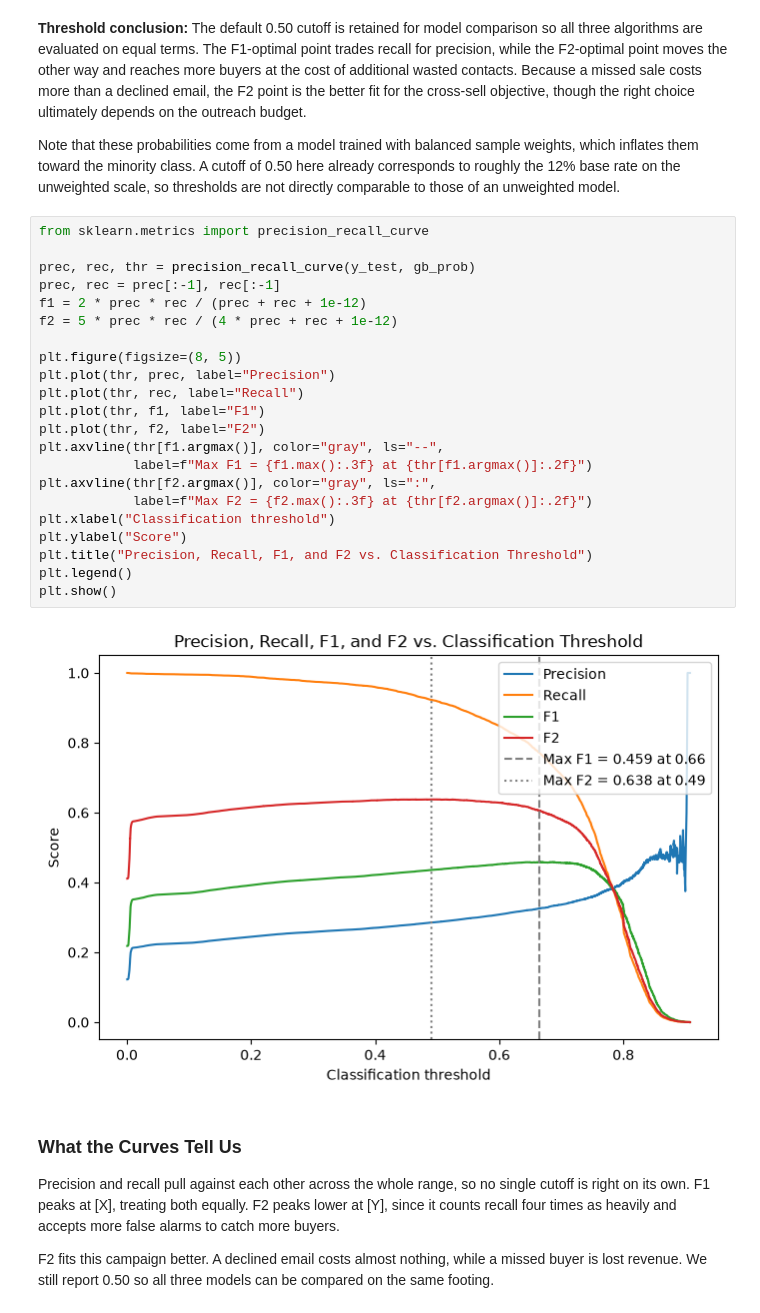
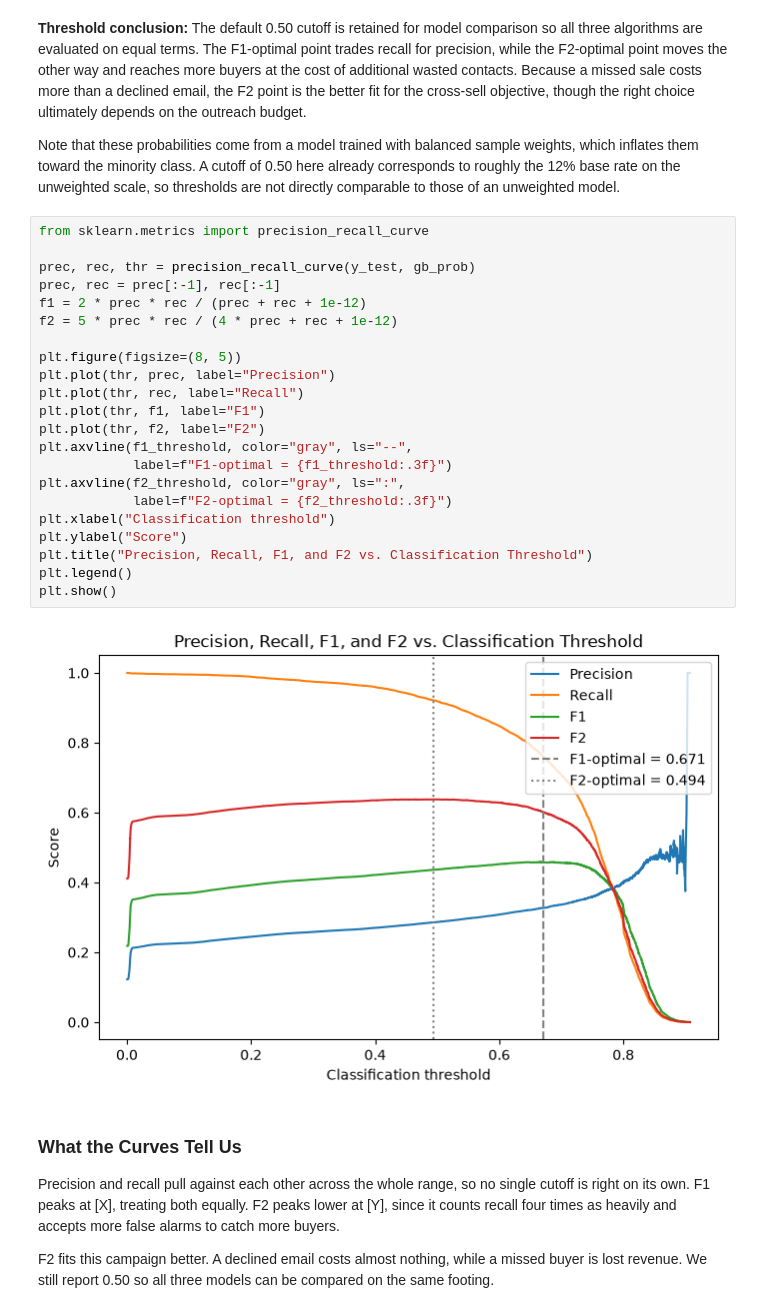
Before and after one commit to asherdata1/health-insurance-cross-sell-prediction, a Jupyter notebook: 02_notebooks/AlexFinal.ipynb, the cells around one changed output. Drawn from its saved outputs; the diff is of its cells as text.

```diff
--- a/02_notebooks/AlexFinal.ipynb
+++ b/02_notebooks/AlexFinal.ipynb
@@ -208,27 +233,27 @@ directly comparable to those of an unweighted model.
 # %%
 from sklearn.metrics import precision_recall_curve
 
 prec, rec, thr = precision_recall_curve(y_test, gb_prob)
 prec, rec = prec[:-1], rec[:-1]
 f1 = 2 * prec * rec / (prec + rec + 1e-12)
 f2 = 5 * prec * rec / (4 * prec + rec + 1e-12)
 
 plt.figure(figsize=(8, 5))
 plt.plot(thr, prec, label="Precision")
 plt.plot(thr, rec, label="Recall")
 plt.plot(thr, f1, label="F1")
 plt.plot(thr, f2, label="F2")
-plt.axvline(thr[f1.argmax()], color="gray", ls="--",
-            label=f"Max F1 = {f1.max():.3f} at {thr[f1.argmax()]:.2f}")
-plt.axvline(thr[f2.argmax()], color="gray", ls=":",
-            label=f"Max F2 = {f2.max():.3f} at {thr[f2.argmax()]:.2f}")
+plt.axvline(f1_threshold, color="gray", ls="--",
+            label=f"F1-optimal = {f1_threshold:.3f}")
+plt.axvline(f2_threshold, color="gray", ls=":",
+            label=f"F2-optimal = {f2_threshold:.3f}")
 plt.xlabel("Classification threshold")
 plt.ylabel("Score")
 plt.title("Precision, Recall, F1, and F2 vs. Classification Threshold")
 plt.legend()
 plt.show()
 # %% [output]
-[figure, old version]
+[figure, new version]
 # %% [markdown]
 ### What the Curves Tell Us
 
```
Also changed, not shown: parts of 1 cell of this notebook.
